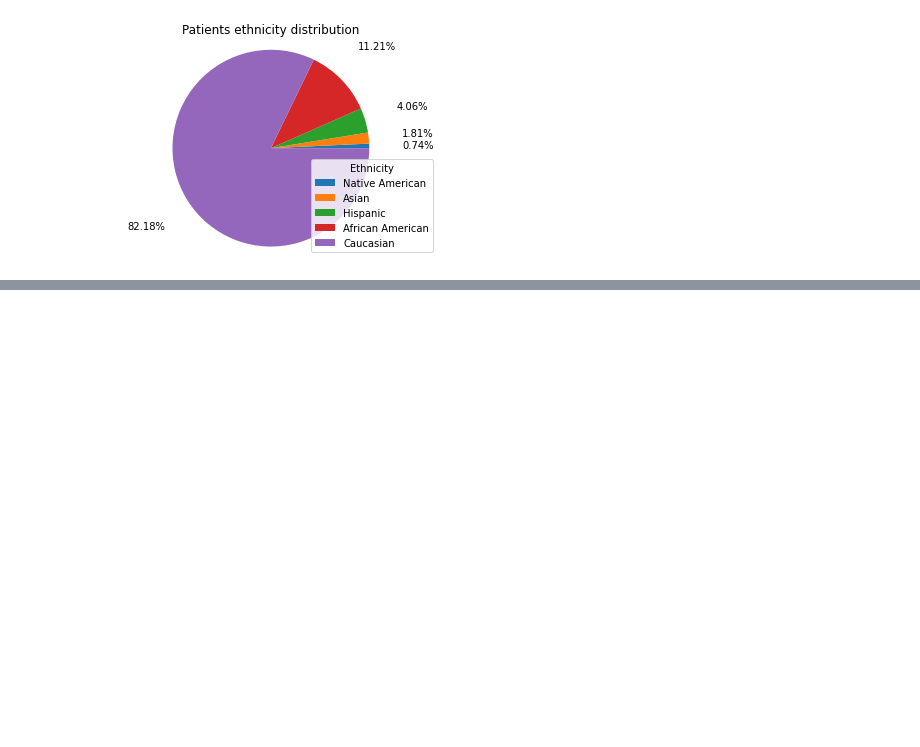
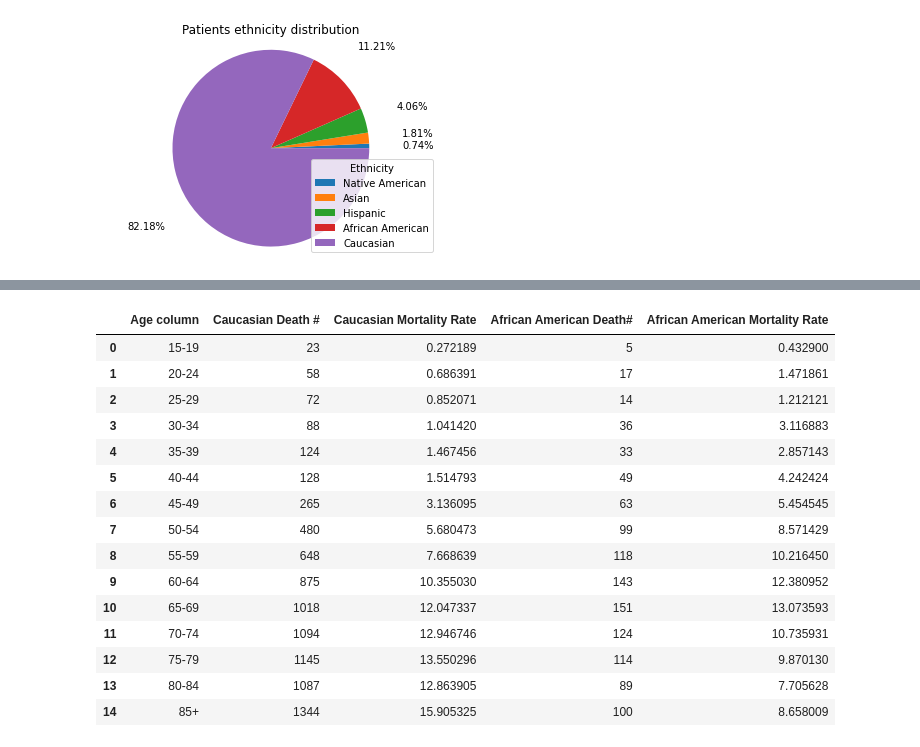
Before and after one commit to sumaiya08/clinical-decision-support, a Jupyter notebook: Plots.ipynb, the cells around one changed output, grey strips where cells are left out. Saved outputs shown, nothing was run; the diff lists cells and outputs as text; code cells hidden in the pictures; blank space fills up the shorter version.

Commit message:
Updated tables

```diff
--- a/Plots.ipynb
+++ b/Plots.ipynb
@@ -267,0 +354,21 @@ plt.show()
+# %%
+table1={'Age column':ages,'Caucasian Death #':cadeath,'Caucasian Mortality Rate':values1,'African American Death#':aadeath,'African American Mortality Rate':values}
+table1_df=pd.DataFrame(table1)
+table1_df
+# %% [output]
+|  | Age column | Caucasian Death # | Caucasian Mortality Rate | African American Death# | African American Mortality Rate |
+| 0 | 15-19 | 23 | 0.272189 | 5 | 0.432900 |
+| 1 | 20-24 | 58 | 0.686391 | 17 | 1.471861 |
+| 2 | 25-29 | 72 | 0.852071 | 14 | 1.212121 |
+| 3 | 30-34 | 88 | 1.041420 | 36 | 3.116883 |
+| 4 | 35-39 | 124 | 1.467456 | 33 | 2.857143 |
+| 5 | 40-44 | 128 | 1.514793 | 49 | 4.242424 |
+| 6 | 45-49 | 265 | 3.136095 | 63 | 5.454545 |
+| 7 | 50-54 | 480 | 5.680473 | 99 | 8.571429 |
+| 8 | 55-59 | 648 | 7.668639 | 118 | 10.216450 |
+| 9 | 60-64 | 875 | 10.355030 | 143 | 12.380952 |
+| 10 | 65-69 | 1018 | 12.047337 | 151 | 13.073593 |
+| 11 | 70-74 | 1094 | 12.946746 | 124 | 10.735931 |
+| 12 | 75-79 | 1145 | 13.550296 | 114 | 9.870130 |
+| 13 | 80-84 | 1087 | 12.863905 | 89 | 7.705628 |
+| 14 | 85+ | 1344 | 15.905325 | 100 | 8.658009 |
```
Also changed, not shown: parts of 10 cells of this notebook.
